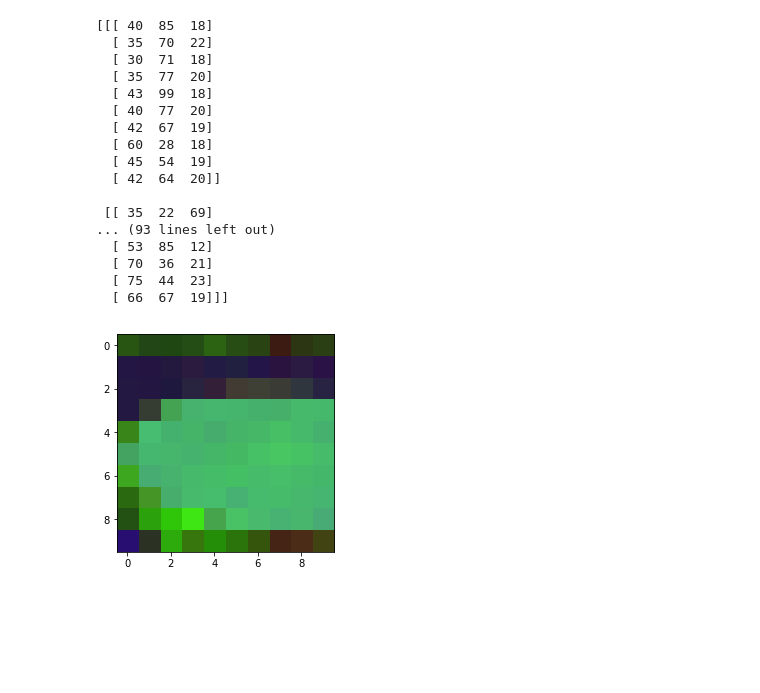
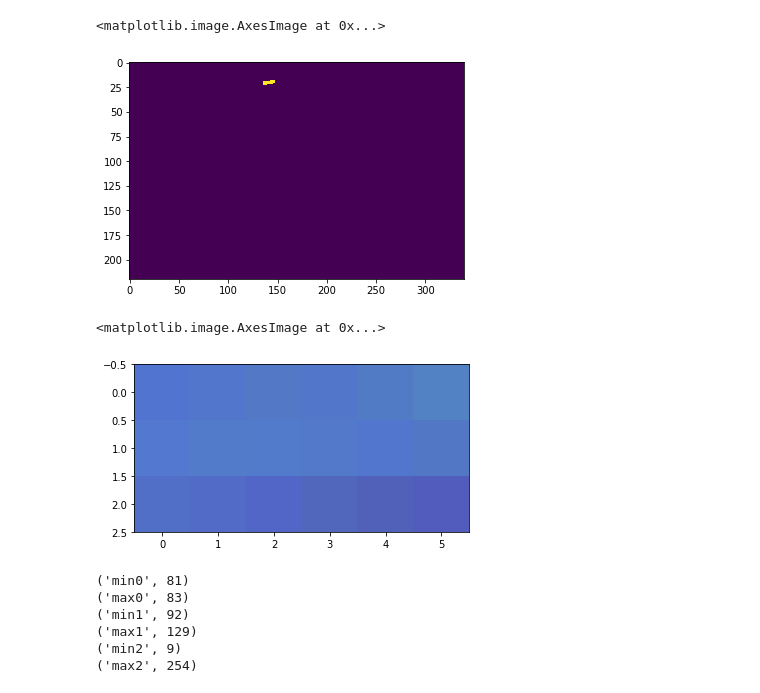
Before and after one commit to Positronic-IO/air-hockey, a Jupyter notebook: notebooks/ahr_detection.ipynb, the cells around one changed output. Cells and saved outputs as stored; diff of their text form; code cells hidden in the pictures; blank space fills up the shorter version.

```diff
--- a/notebooks/ahr_detection.ipynb
+++ b/notebooks/ahr_detection.ipynb
@@ -63,9 +113,0 @@ def getHSVMask(hsv_img, range_lower_bound, range_upper_bound):
-# %%
-def getOpenCloseMask(orig_mask):
-    kernelOpen=np.ones((5,5))
-    kernelClose=np.ones((20,20))
-
-    mask_open=cv2.morphologyEx(orig_mask,cv2.MORPH_OPEN,kernelOpen);
-    mask_close=cv2.morphologyEx(orig_mask,cv2.MORPH_CLOSE,kernelClose);
-
-    return mask_open,mask_close;
@@ -103,3 +157,13 @@ bot_mask=getHSVMask(hsv_image.copy(),botlowerBound,botupperBound);
+# %%
+#Get open & Close mask
+#puck_mask_open,puck_mask_close=getOpenCloseMask(puck_mask);
+#bot_mask_open,bot_mask_close=getOpenCloseMask(bot_mask);
+corner_back_left_mask_open,corner_back_left_mask_close=getOpenCloseMask(corner_back_left_mask)
 # %%
-#plt.imshow(puck_mask)
-#plt.imshow(bot_mask)
+#plt.imshow(puck_mask_close)
+#plt.imshow(puck_mask_open)
+#plt.imshow(bot_mask_open)
+plt.imshow(corner_back_left_mask_open)
+# %% [output]
+<matplotlib.image.AxesImage at 0x...>
+[figure, added]
@@ -120,32 +169,0 @@ bot_mask_close_cleaned = cleanMask(bot_mask_close);
-# %%
-plt.imshow(hsv_image[40:50, 170:180, :])
-print(hsv_image[40:50, 170:180, :])
-#plotted = hsv_image.copy()
-#plotted[110:150, 175:225, :] = (255, 255,255)
-#plt.imshow(plotted)
-#for i in range(puck_mask.shape[0]):
-#    for j in range(puck_mask.shape[1]):
-#        if puck_mask_close_cleaned[i,j]:
-#            plotted[i,j] = (255, 255, 255)
-#
-#plt.imshow(plotted)
-#plt.imshow(botMask)
-# %% [output]
-[[[ 40  85  18]
-  [ 35  70  22]
-  [ 30  71  18]
-  [ 35  77  20]
-  [ 43  99  18]
-  [ 40  77  20]
-  [ 42  67  19]
-  [ 60  28  18]
-  [ 45  54  19]
-  [ 42  64  20]]
-
- [[ 35  22  69]
-... (93 lines left out)
-  [ 53  85  12]
-  [ 70  36  21]
-  [ 75  44  23]
-  [ 66  67  19]]]
-[figure, removed]
@@ -152 +172,22 @@ print(hsv_image[40:50, 170:180, :])
+# %%
+plt.imshow(itemToFind)
+# %% [output]
+<matplotlib.image.AxesImage at 0x...>
+[figure, added]
+# %%
+print("min0",np.amin(itemToFind[:,:,0]))
+print("max0",np.amax(itemToFind[:,:,0]))
+
+print("min1",np.amin(itemToFind[:,:,1]))
+print("max1",np.amax(itemToFind[:,:,1]))
+
+print("min2",np.amin(hsv_image[:,:,2]))
+print("max2",np.amax(hsv_image[:,:,2]))
+# %% [output]
+('min0', 81)
+('max0', 83)
+('min1', 92)
+('max1', 129)
+('min2', 9)
+('max2', 254)
 # %%
```
Also changed, not shown: parts of 16 cells of this notebook, 8 other files.
